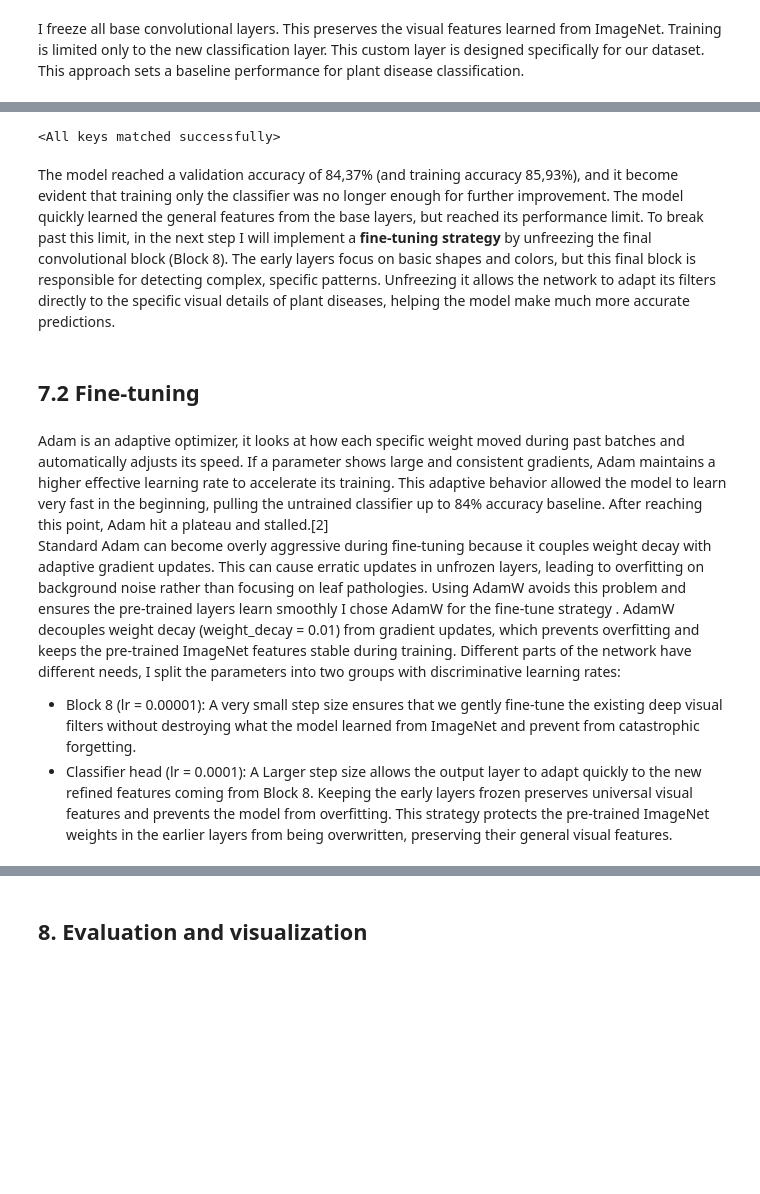
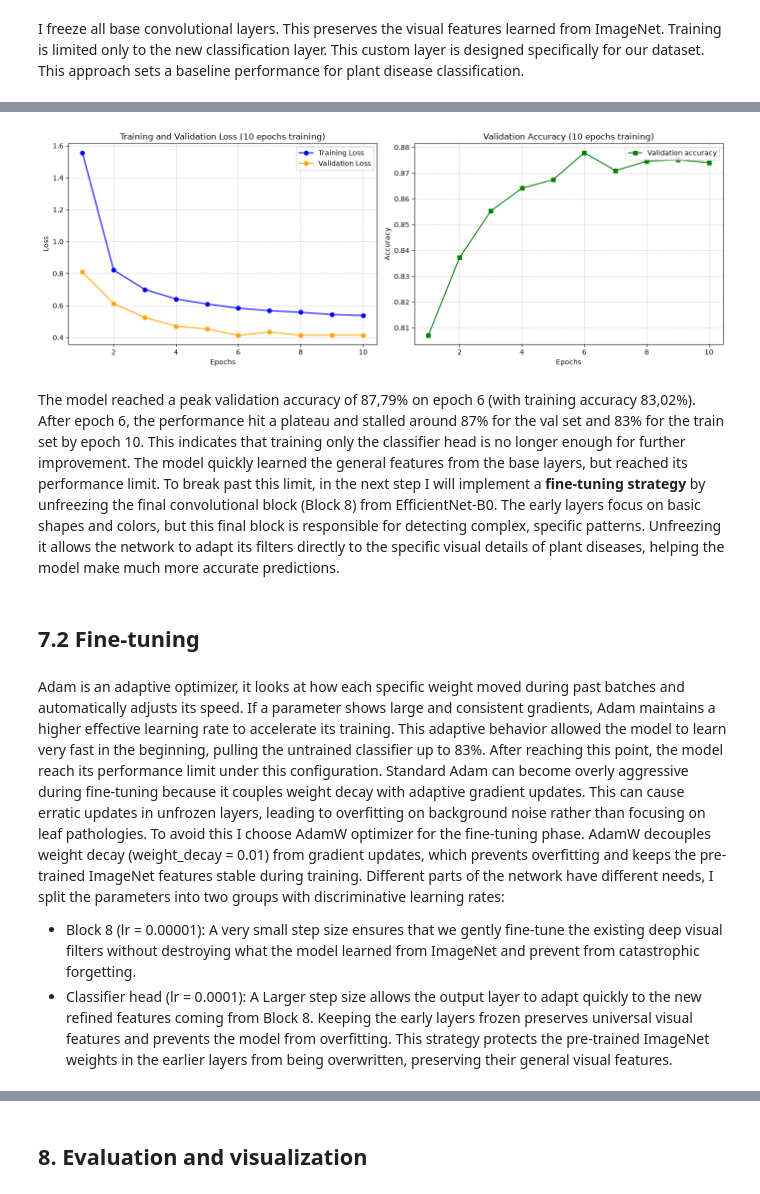
Before and after one commit to radinelageorgieva/plant-disease-classification, a Jupyter notebook: Plant_Disease_Classification.ipynb, the cells around one changed output, grey strips where cells are left out. Cells and saved outputs as stored; diff of their text form; code cells hidden in the pictures; blank space fills up the shorter version.

```diff
--- a/Plant_Disease_Classification.ipynb
+++ b/Plant_Disease_Classification.ipynb
@@ -483,18 +506,59 @@ The best model with validation accuracy: 0.81
+# %%
+def plot_mlflow_metrics(title):
+    current_run = mlflow.last_active_run()
+    run_id = current_run.info.run_id
+    client = mlflow.tracking.MlflowClient()
+
+    def get_clean_history(metric_name):
+        history = client.get_metric_history(run_id, metric_name)
+        clean_dict = {m.step: m.value for m in history}
+        sorted_steps = sorted(clean_dict.keys())
+        return [clean_dict[s] for s in sorted_steps]
+
+    #get the metrics
+    train_loss = get_clean_history("train_loss")
+    train_acc = get_clean_history("train_accuracy")
+    val_loss = get_clean_history("val_loss")
+    val_acc = get_clean_history("val_accuracy")
+
+    epochs_range = range(1, len(train_loss) + 1)
+    plt.figure(figsize=(14, 5))
+
+    #Loss plot
+    plt.subplot(1, 2, 1)
+    plt.plot(epochs_range, train_loss, label='Training Loss', color='blue', marker='o')
+    plt.plot(epochs_range, val_loss, label='Validation Loss', color='orange', marker='o')
+    plt.title(f'Training and Validation Loss ({title})')
+    plt.xlabel('Epochs')
+    plt.ylabel('Loss')
+    plt.grid(True, linestyle='--', alpha=0.6)
+    plt.legend()
+
+    #Accuracy plot
+    plt.subplot(1, 2, 2)
+    plt.plot(epochs_range, val_acc, label='Validation accuracy', color='green', marker='s')
+    plt.title(f'Validation Accuracy ({title})')
+    plt.xlabel('Epochs')
+    plt.ylabel('Accuracy')
+    plt.grid(True, linestyle='--', alpha=0.6)
+    plt.legend()
+
+    plt.tight_layout()
+    plt.show()
+# %%
+plot_mlflow_metrics("10 epochs training")
+# %% [output]
+[figure, added]
 # %%
 mlflow.end_run()
-# %%
-checkpoint = torch.load("./plant_classification_checkpoints_final_project/best_model_final_project.pth")
-model.load_state_dict(checkpoint['model_state_dict'])
-# %% [output]
-<All keys matched successfully>
 # %% [markdown]
-The model reached a validation accuracy of 84,37% (and training accuracy 85,93%), and it become evident that training only the classifier was no longer enough for further improvement. The model quickly learned the general features from the base layers, but reached its performance limit. To break past this limit, in the next step I will implement a **fine-tuning strategy** by unfreezing the final convolutional block (Block 8). The early layers focus on basic shapes and colors, but this final block is responsible for detecting complex, specific patterns. Unfreezing it allows the network to adapt its filters directly to the specific visual details of plant diseases, helping the model make much more accurate predictions.
+The model reached a peak validation accuracy of 87,79% on epoch 6 (with training accuracy 83,02%). After epoch 6, the performance hit a plateau and stalled around 87% for the val set and 83% for the train set by epoch 10. This indicates that training only the classifier head is no longer enough for further improvement. The model quickly learned the general features from the base layers, but reached its performance limit. To break past this limit, in the next step I will implement a **fine-tuning strategy** by unfreezing the final convolutional block (Block 8) from EfficientNet-B0. The early layers focus on basic shapes and colors, but this final block is responsible for detecting complex, specific patterns. Unfreezing it allows the network to adapt its filters directly to the specific visual details of plant diseases, helping the model make much more accurate predictions.
 # %% [markdown]
 ## 7.2 Fine-tuning
 # %% [markdown]
-Adam is an adaptive optimizer, it looks at how each specific weight moved during past batches and automatically adjusts its speed. If a parameter shows large and consistent gradients, Adam maintains a higher effective learning rate to accelerate its training. This adaptive behavior allowed the model to learn very fast in the beginning, pulling the untrained classifier up to 84% accuracy baseline. After reaching this point, Adam hit a plateau and stalled.[2] \
-Standard Adam can become overly aggressive during fine-tuning because it couples weight decay with adaptive gradient updates. This can cause erratic updates in unfrozen layers, leading to overfitting on background noise rather than focusing on leaf pathologies. Using AdamW avoids this problem and ensures the pre-trained layers learn smoothly
-I chose AdamW for the fine-tune strategy . AdamW decouples weight decay (weight_decay = 0.01) from gradient updates, which prevents overfitting and keeps the pre-trained ImageNet features stable during training.
+Adam is an adaptive optimizer, it looks at how each specific weight moved during past batches and automatically adjusts its speed. If a parameter shows large and consistent gradients, Adam maintains a higher effective learning rate to accelerate its training. This adaptive behavior allowed the model to learn very fast in the beginning, pulling the untrained classifier up to 83%. After reaching this point,  the model reach its performance limit under this configuration.
+Standard Adam can become overly aggressive during fine-tuning because it couples weight decay with adaptive gradient updates. This can cause erratic updates in unfrozen layers, leading to overfitting on background noise rather than focusing on leaf pathologies. To avoid this I choose AdamW optimizer for the fine-tuning phase.
+AdamW decouples weight decay (weight_decay = 0.01) from gradient updates, which prevents overfitting and keeps the pre-trained ImageNet features stable during training.
 Different parts of the network have different needs, I split the parameters into two groups with discriminative learning rates:
 * Block 8 (lr = 0.00001): A very small step size ensures that we gently fine-tune the existing deep visual filters without destroying what the model learned from ImageNet and prevent from catastrophic forgetting.
 * Classifier head (lr = 0.0001): A Larger step size allows the output layer to adapt quickly to the new refined features coming from Block 8.
```
Also changed, not shown: parts of 50 cells of this notebook.
